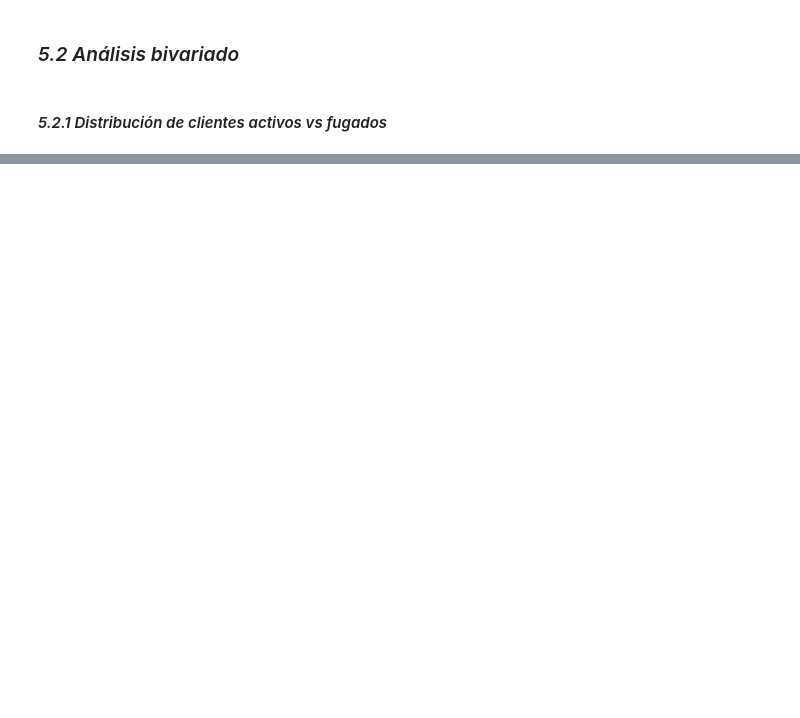
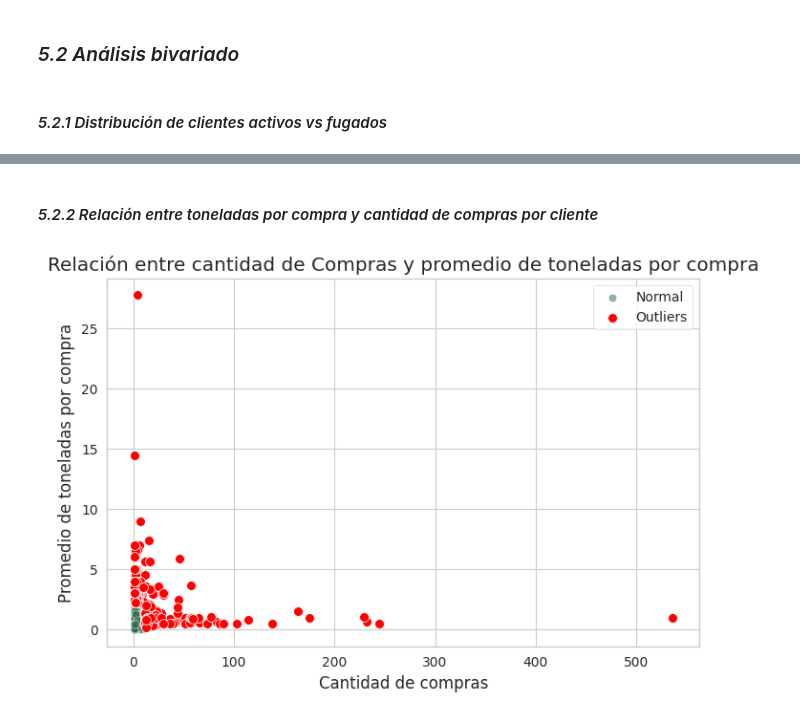
Before and after one commit to lomerrod/proyectofinalDS2, a Jupyter notebook: ProyectoParteIII+RodriguezLorena.ipynb, the cells around one changed output, grey strips where cells are left out. Drawn from its saved outputs; the diff is of its cells as text; code cells hidden in the pictures; blank space fills up the shorter version.

```diff
--- a/ProyectoParteIII+RodriguezLorena.ipynb
+++ b/ProyectoParteIII+RodriguezLorena.ipynb
@@ -1373,0 +1391,43 @@ True    39.24783   60.75217
+# %% [markdown]
+#### *5.2.2 Relación entre toneladas por compra y cantidad de compras por cliente*
+# %%
+# Calcular los cuartiles y el IQR para cada variable
+Q1_x = df_variables_final['CANTIDAD_COMPRAS'].quantile(0.25)
+Q3_x = df_variables_final['CANTIDAD_COMPRAS'].quantile(0.75)
+IQR_x = Q3_x - Q1_x
+
+Q1_y = df_variables_final['TONELADAS_POR_COMPRA'].quantile(0.25)
+Q3_y = df_variables_final['TONELADAS_POR_COMPRA'].quantile(0.75)
+IQR_y = Q3_y - Q1_y
+
+# Definir límites para outliers
+lower_bound_x = Q1_x - 1.5 * IQR_x
+upper_bound_x = Q3_x + 1.5 * IQR_x
+
+lower_bound_y = Q1_y - 1.5 * IQR_y
+upper_bound_y = Q3_y + 1.5 * IQR_y
+
+# Crear una máscara para los outliers en cualquiera de los dos ejes
+outliers = ((df_variables_final['CANTIDAD_COMPRAS'] < lower_bound_x) |
+            (df_variables_final['CANTIDAD_COMPRAS'] > upper_bound_x) |
+            (df_variables_final['TONELADAS_POR_COMPRA'] < lower_bound_y) |
+            (df_variables_final['TONELADAS_POR_COMPRA'] > upper_bound_y))
+
+plt.figure(figsize=(8,5))
+# Graficar todos los puntos normales
+sns.scatterplot(data=df_variables_final[~outliers],
+                x='CANTIDAD_COMPRAS', y='TONELADAS_POR_COMPRA',
+                alpha=0.5, color='#276749', label='Normal')
+
+# Graficar los outliers en otro color y tamaño
+sns.scatterplot(data=df_variables_final[outliers],
+                x='CANTIDAD_COMPRAS', y='TONELADAS_POR_COMPRA',
+                color='red', s=50, label='Outliers')
+
+plt.title('Relación entre cantidad de Compras y promedio de toneladas por compra')
+plt.xlabel('Cantidad de compras')
+plt.ylabel('Promedio de toneladas por compra')
+plt.legend()
+plt.show()
+# %% [output]
+[figure, added]
```
Also changed, not shown: parts of 46 cells of this notebook.
